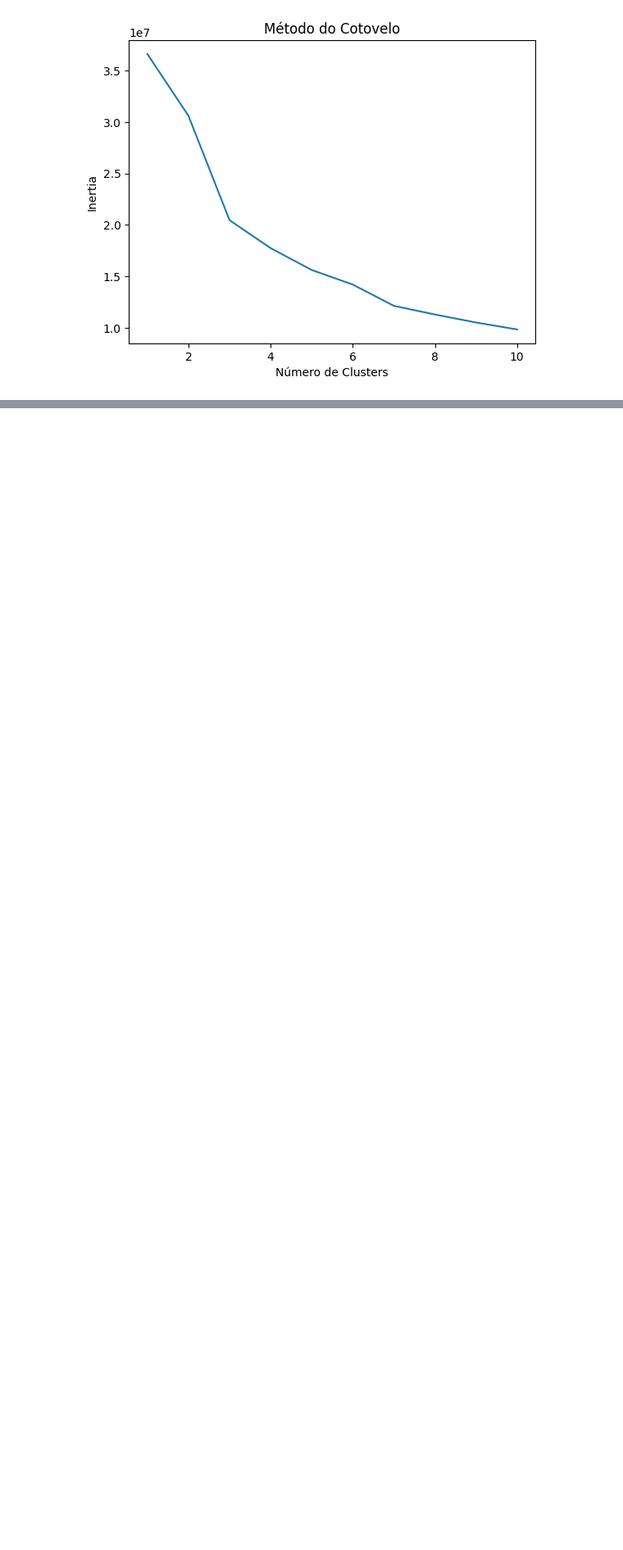
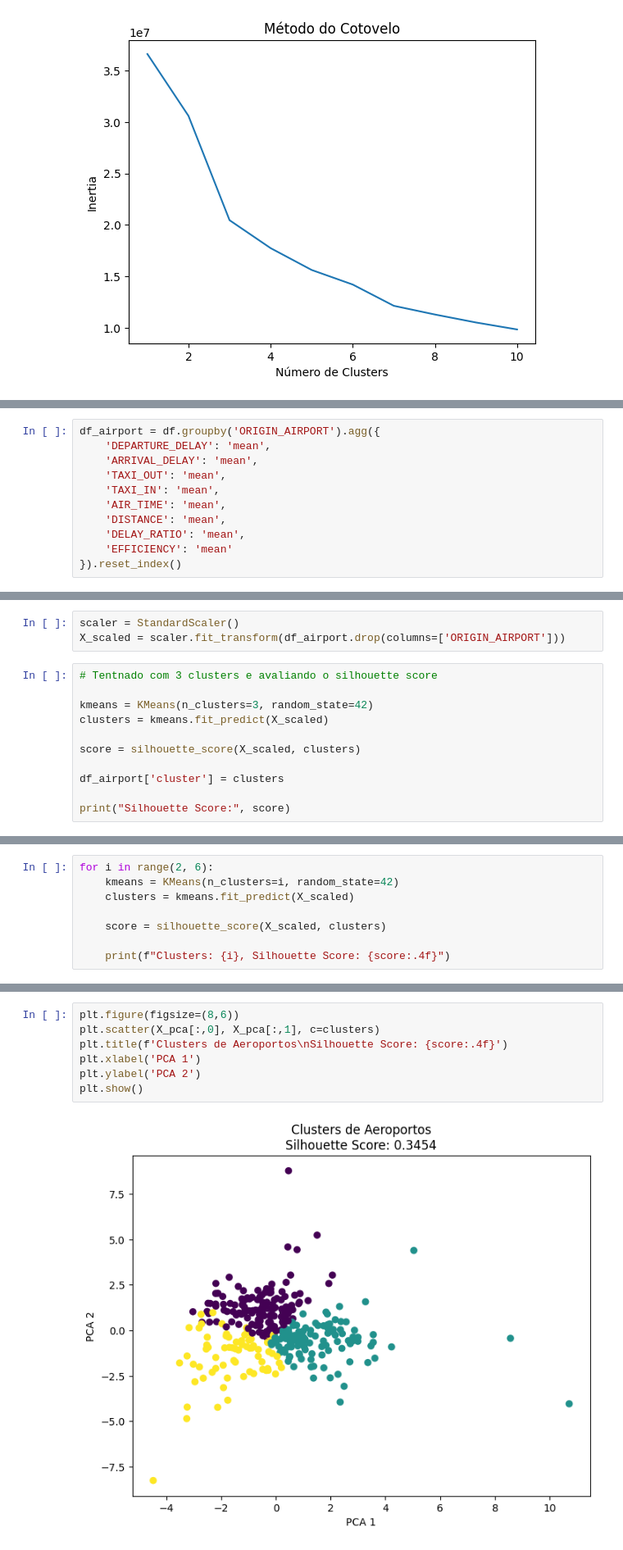
Before and after one commit to vinisouz4/FIAP_projeto_Fase_3, a Jupyter notebook: src/notebooks/treinamento_nao_supervisionado.ipynb, the cells around one changed output, grey strips where cells are left out. Shown at 82% size. Saved outputs shown, nothing was run; the diff lists cells and outputs as text; blank space fills up the shorter version.

```diff
--- a/src/notebooks/treinamento_nao_supervisionado.ipynb
+++ b/src/notebooks/treinamento_nao_supervisionado.ipynb
@@ -119,0 +146,11 @@ print("Silhouette Score:", score)
+# %%
+df_airport = df.groupby('ORIGIN_AIRPORT').agg({
+    'DEPARTURE_DELAY': 'mean',
+    'ARRIVAL_DELAY': 'mean',
+    'TAXI_OUT': 'mean',
+    'TAXI_IN': 'mean',
+    'AIR_TIME': 'mean',
+    'DISTANCE': 'mean',
+    'DELAY_RATIO': 'mean',
+    'EFFICIENCY': 'mean'
+}).reset_index()
@@ -119,0 +173,14 @@ print("Silhouette Score:", score)
+# %%
+scaler = StandardScaler()
+X_scaled = scaler.fit_transform(df_airport.drop(columns=['ORIGIN_AIRPORT']))
+# %%
+# Tentnado com 3 clusters e avaliando o silhouette score
+
+kmeans = KMeans(n_clusters=3, random_state=42)
+clusters = kmeans.fit_predict(X_scaled)
+
+score = silhouette_score(X_scaled, clusters)
+
+df_airport['cluster'] = clusters
+
+print("Silhouette Score:", score)
@@ -119,0 +189,8 @@ print("Silhouette Score:", score)
+# %%
+for i in range(2, 6):
+    kmeans = KMeans(n_clusters=i, random_state=42)
+    clusters = kmeans.fit_predict(X_scaled)
+
+    score = silhouette_score(X_scaled, clusters)
+
+    print(f"Clusters: {i}, Silhouette Score: {score:.4f}")
@@ -119,0 +202,9 @@ print("Silhouette Score:", score)
+# %%
+plt.figure(figsize=(8,6))
+plt.scatter(X_pca[:,0], X_pca[:,1], c=clusters)
+plt.title(f'Clusters de Aeroportos\nSilhouette Score: {score:.4f}')
+plt.xlabel('PCA 1')
+plt.ylabel('PCA 2')
+plt.show()
+# %% [output]
+[figure, added]
```
Also changed, not shown: parts of 11 cells of this notebook.
